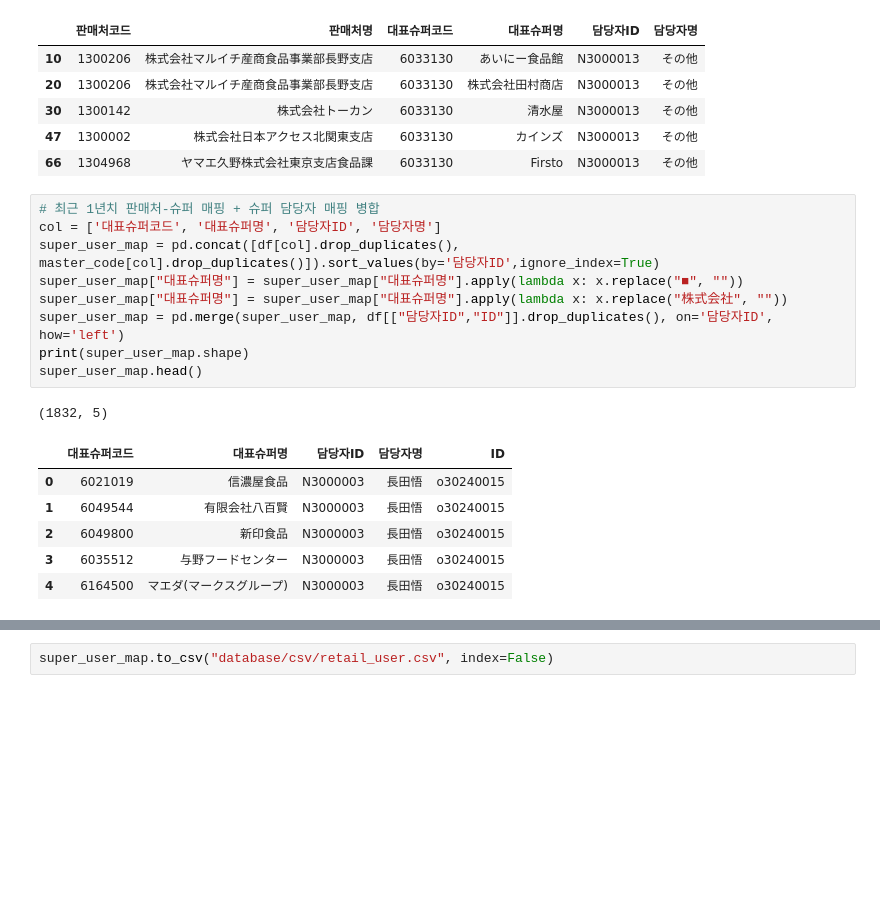
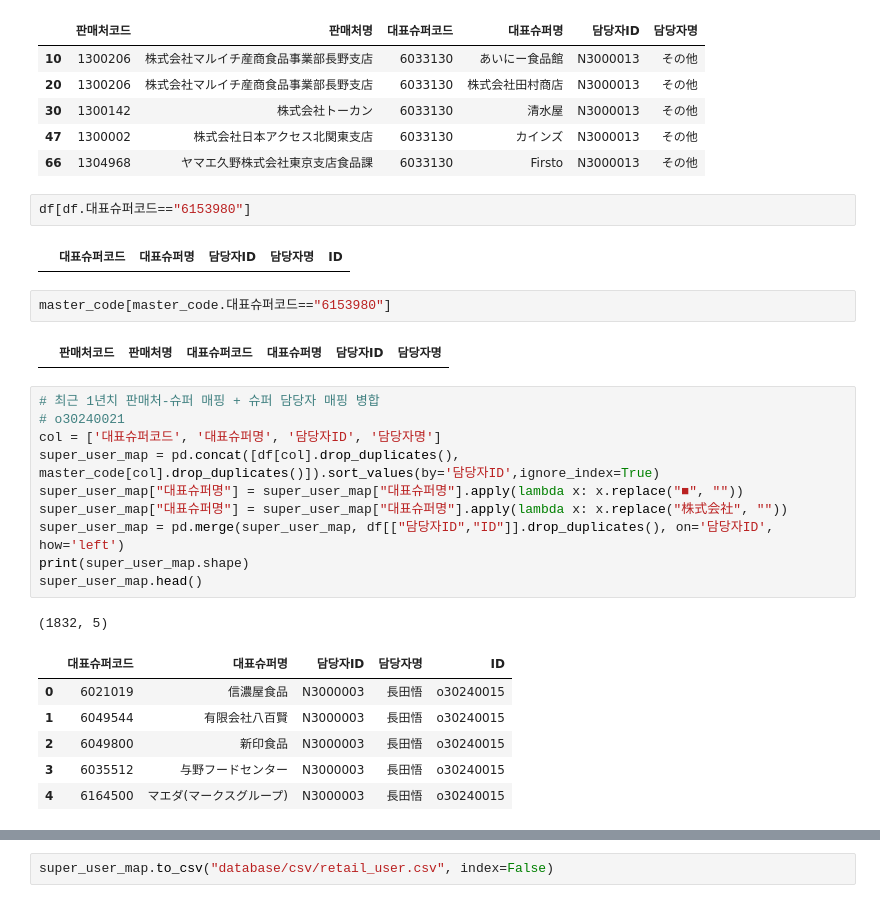
Before and after one commit to mushrhyme/easy-rebate, a Jupyter notebook: notepad.ipynb, the cells around one changed output, grey strips where cells are left out. Saved outputs shown, nothing was run; the diff lists cells and outputs as text; blank space fills up the shorter version.

```diff
--- a/notepad.ipynb
+++ b/notepad.ipynb
@@ -210,8 +212,17 @@ master_code[master_code["담당자ID"].isin(["N3000013"])].head()
 | 30 | 1300142 | 株式会社トーカン | 6033130 | 清水屋 | N3000013 | その他 |
 | 47 | 1300002 | 株式会社日本アクセス北関東支店 | 6033130 | カインズ | N3000013 | その他 |
 | 66 | 1304968 | ヤマエ久野株式会社東京支店食品課 | 6033130 | Firsto | N3000013 | その他 |
+# %%
+df[df.대표슈퍼코드=="6153980"]
+# %% [output]
+|  | 대표슈퍼코드 | 대표슈퍼명 | 담당자ID | 담당자명 | ID |
+# %%
+master_code[master_code.대표슈퍼코드=="6153980"]
+# %% [output]
+|  | 판매처코드 | 판매처명 | 대표슈퍼코드 | 대표슈퍼명 | 담당자ID | 담당자명 |
 # %%
 # 최근 1년치 판매처-슈퍼 매핑 + 슈퍼 담당자 매핑 병합
+# o30240021
 col = ['대표슈퍼코드', '대표슈퍼명', '담당자ID', '담당자명']
 super_user_map = pd.concat([df[col].drop_duplicates(), master_code[col].drop_duplicates()]).sort_values(by='담당자ID',ignore_index=True)
 super_user_map["대표슈퍼명"] = super_user_map["대표슈퍼명"].apply(lambda x: x.replace("■", ""))
```
Also changed, not shown: parts of 5 cells of this notebook, 26 other files.
